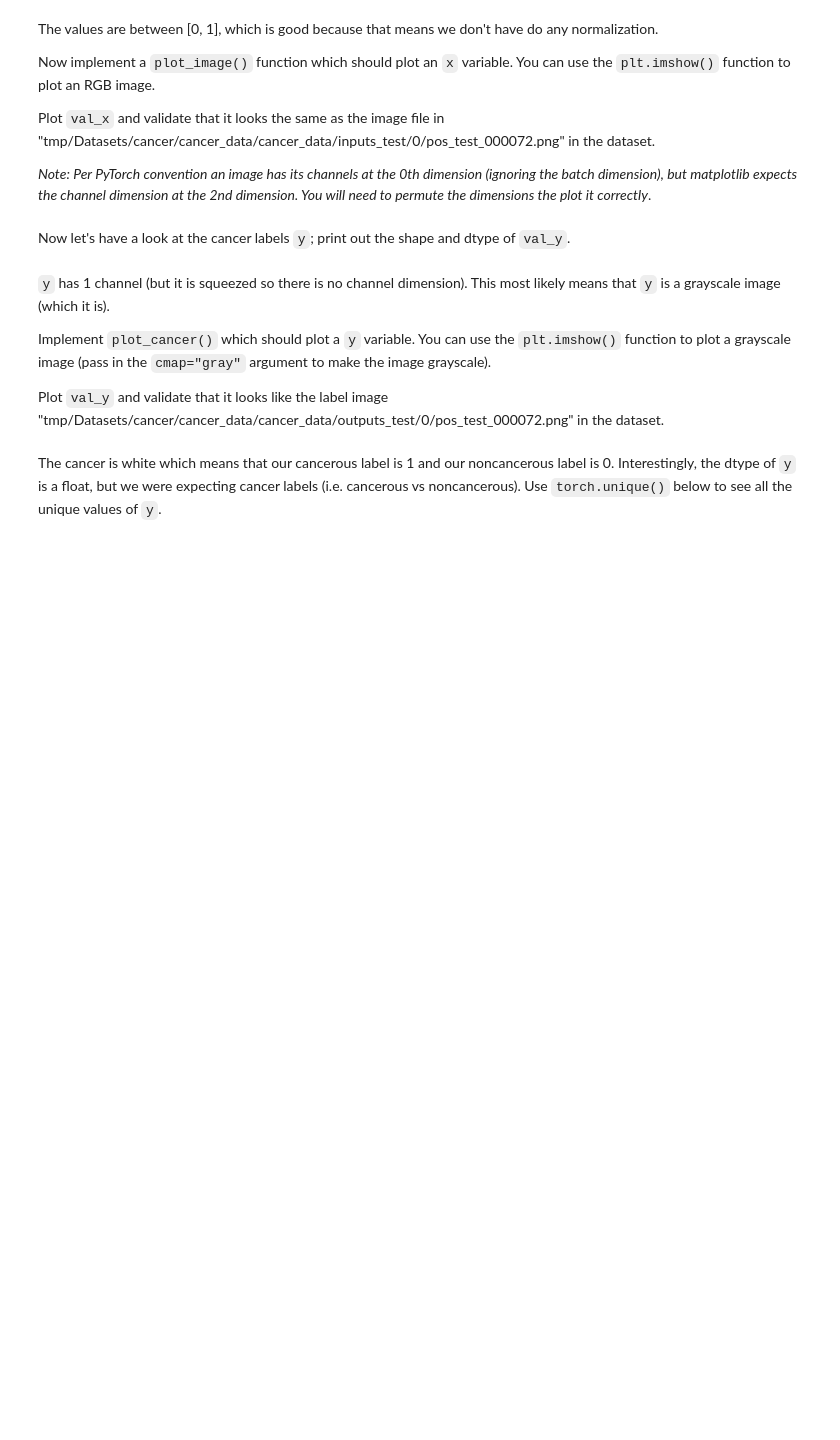
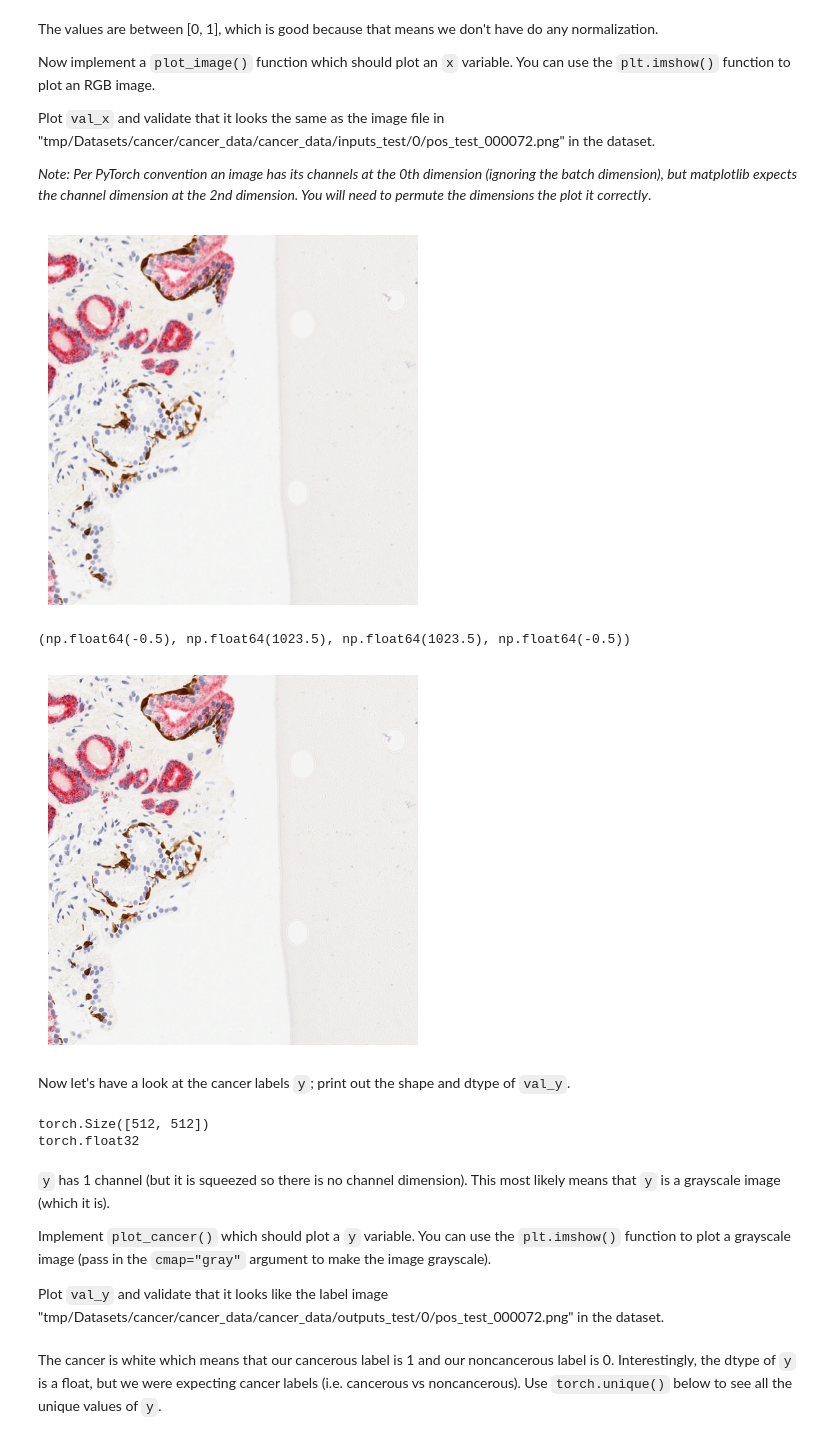
Before and after one commit to qbarger/byu-cs474, a Jupyter notebook: lab4_unets.ipynb, the cells around one changed output. Cells and saved outputs as stored; diff of their text form; code cells hidden in the pictures; blank space fills up the shorter version.

```diff
--- a/lab4_unets.ipynb
+++ b/lab4_unets.ipynb
@@ -95,5 +106,7 @@ Print out the lengths of your train and validation datasets, so you know how muc
 Now you should examine a single data instance from the dataset.
 We'll use pos_test_000072.png (`val_dataset[172]`) as an example throughout training.
 Collect the image and the cancer labels from pos_test_000072.png (i.e. `val_x, val_y = val_dataset[172]`).
+# %%
+x, y = val_dataset[172]
 # %% [markdown]
 Let's analyze the `x` data first. Print out the shape and dtype of `val_x` below.
@@ -116,5 +138,28 @@ def plot_image(x):
+# %%
+def plot_image(x):
+    x = x.permute(1, 2, 0)
+
+    x = x.detach().cpu()
+
+    plt.imshow(x)
+    plt.axis("off")
+    plt.show()
+
+plot_image(x)
+plt.imshow(plt.imread("/tmp/Datasets/cancer/cancer_data/cancer_data/inputs_test/0/pos_test_000072.png"))
+plt.axis('off')
+# %% [output]
+[figure, added]
+(np.float64(-0.5), np.float64(1023.5), np.float64(1023.5), np.float64(-0.5))
+[figure, added]
 # %% [markdown]
 Now let's have a look at the cancer labels `y`; print out the shape and dtype of `val_y`.
+# %%
+print(y.shape)
+print(y.dtype)
+# %% [output]
+torch.Size([512, 512])
+torch.float32
 # %% [markdown]
 `y` has 1 channel (but it is squeezed so there is no channel dimension).
 This most likely means that `y` is a grayscale image (which it is).
```
Also changed, not shown: parts of 6 cells of this notebook.
